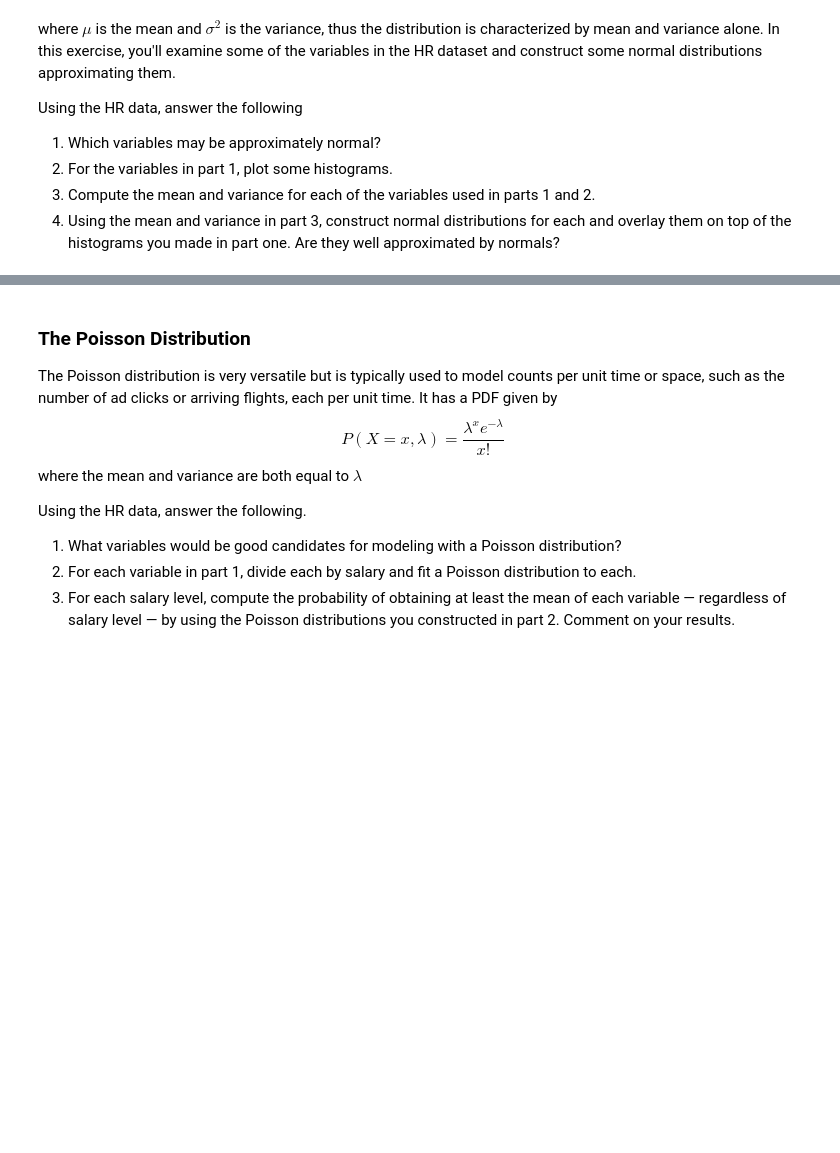
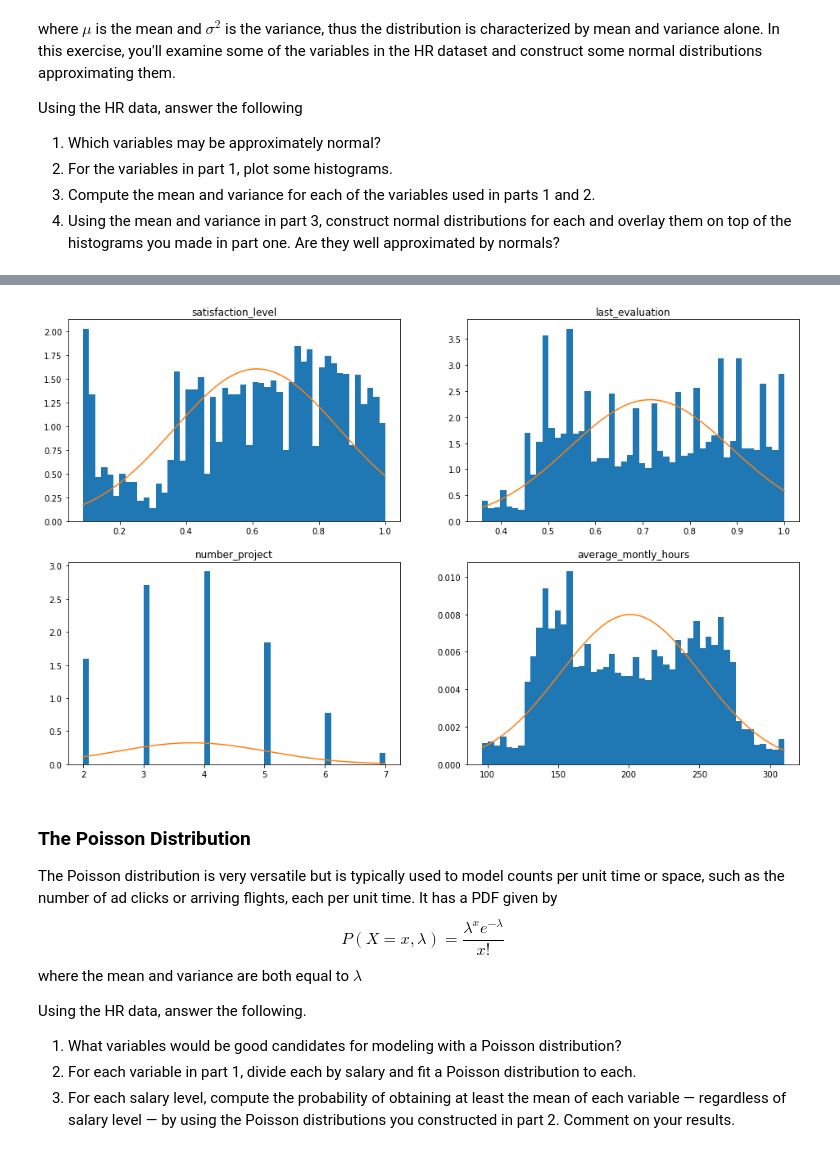
Before and after one commit to aleph314/K2, a Jupyter notebook: Statistical Inference/HR-Exercise.ipynb, the cells around one changed output, grey strips where cells are left out. Saved outputs shown, nothing was run; the diff lists cells and outputs as text; code cells hidden in the pictures; blank space fills up the shorter version.

```diff
--- a/Statistical Inference/HR-Exercise.ipynb
+++ b/Statistical Inference/HR-Exercise.ipynb
@@ -286,0 +385,5 @@ Using the HR data, answer the following
+# %%
+# Compute the mean and variance for each of the variables used in parts 1 and 2.
+
+for var in normal:
+    print('{}\n\tmean = {:.5f}\n\tvariance = {:.5f}'.format(var, df[var].mean(), df[var].var()))
@@ -287,3 +403,22 @@ Using the HR data, answer the following
+# %%
+# Using the mean and variance in part 3, construct normal distributions for each
+# and overlay them on top of the histograms you made in part one.
+# Are they well approximated by normals?
+
+fig, ax = plt.subplots(2, 2, figsize=(16, 10))
+i = j = 0
+for var in normal:
+    x = np.linspace(min(df[var]), max(df[var]), 1000)
+    Z = stats.norm.pdf(x, loc=df[var].mean(), scale=df[var].std())
+    if j == 2:
+        i += 1
+        j = 0
+    ax[i, j].hist(df[var], bins=50, normed=True)
+    ax[i, j].set_title(var)
+    ax[i, j].plot(x, Z)
+    j += 1
+# %% [output]
+[figure, added]
 # %% [markdown]
 ### The Poisson Distribution
 The Poisson distribution is very versatile but is typically used to model counts per unit time or space, such as the number of ad clicks or arriving flights, each per unit time. It has a PDF given by
```
Also changed, not shown: parts of 39 cells of this notebook.
